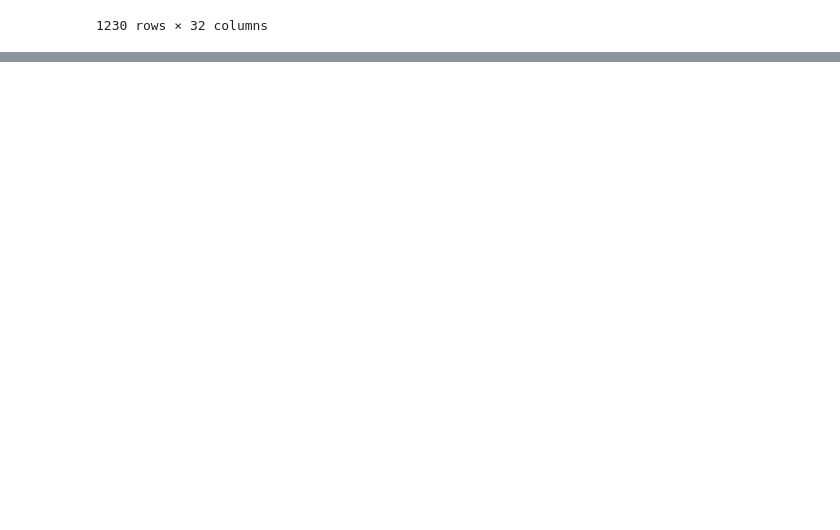
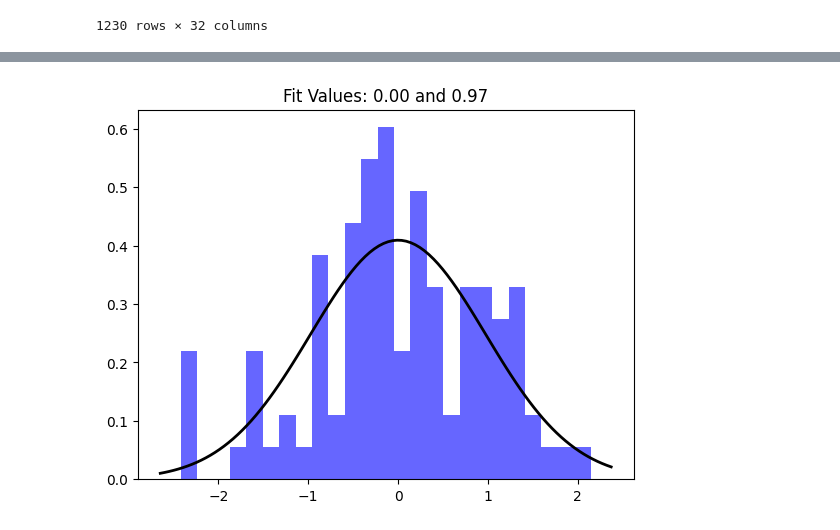
Before and after one commit to Razccoo/scout-system, a Jupyter notebook: test.ipynb, the cells around one changed output, grey strips where cells are left out. Saved outputs shown, nothing was run; the diff lists cells and outputs as text; code cells hidden in the pictures; blank space fills up the shorter version.

```diff
--- a/test.ipynb
+++ b/test.ipynb
@@ -163,3 +161,7 @@ ax = plt.subplot(projection='polar')
 ax.bar(theta, radii, width=width, bottom=0.0, color=colors, alpha=0.5)
 
 plt.show()
+# %%
+df = pd.DataFrame(np.random.normal(0,100,size=(100, 4)), columns=list('ABCD'))
+# %%
+df1 = stats.zscore(df['A'], ddof=5)
@@ -165,0 +183,21 @@ plt.show()
+# %%
+# Fit a normal distribution to
+# the data:
+# mean and standard deviation
+mu, std = stats.norm.fit(df1)
+
+# Plot the histogram.
+plt.hist(df1, bins=25, density=True, alpha=0.6, color='b')
+
+# Plot the PDF.
+xmin, xmax = plt.xlim()
+x = np.linspace(xmin, xmax, 100)
+p = stats.norm.pdf(x, mu, std)
+
+plt.plot(x, p, 'k', linewidth=2)
+title = "Fit Values: {:.2f} and {:.2f}".format(mu, std)
+plt.title(title)
+
+plt.show()
+# %% [output]
+[figure, added]
```
Also changed, not shown: parts of 10 cells of this notebook, 6 other files.
